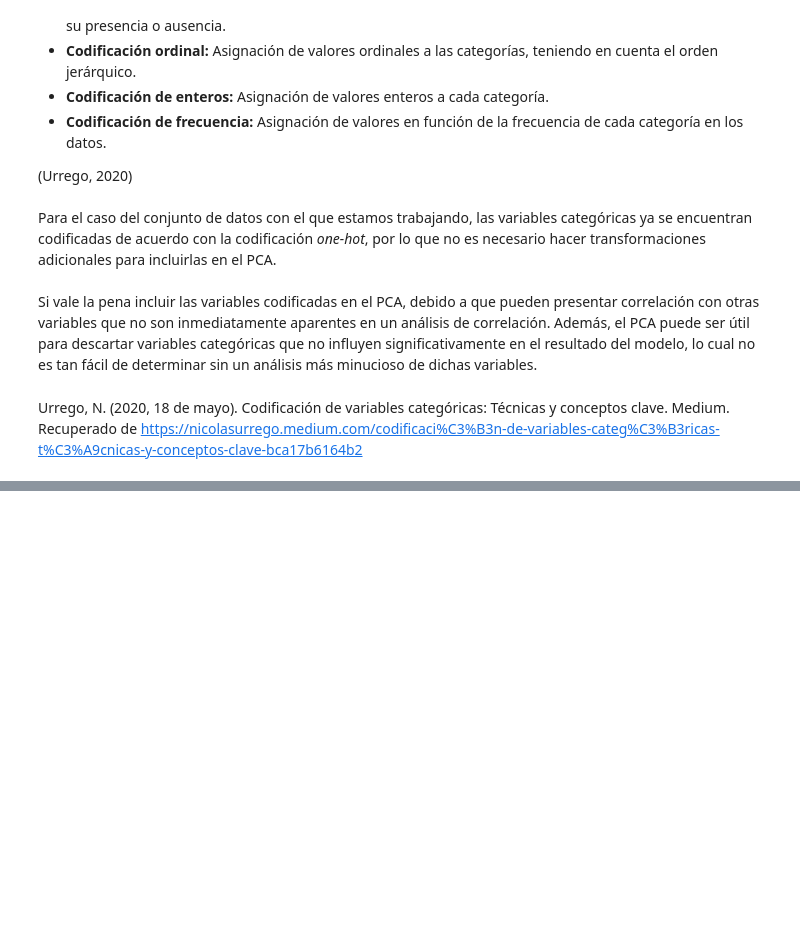
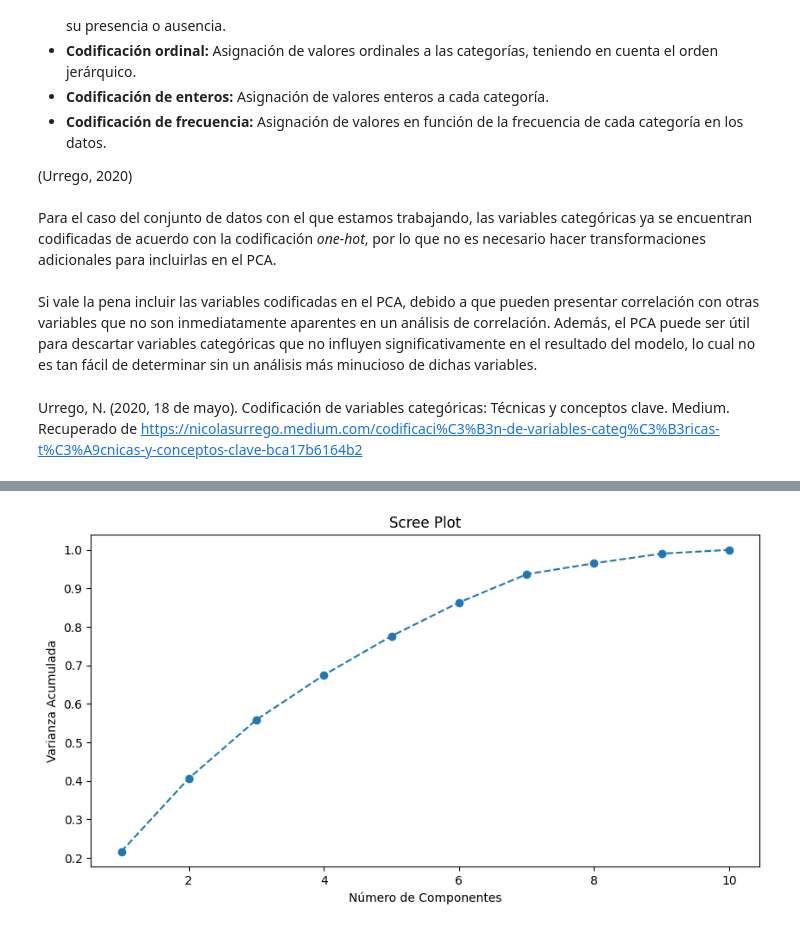
Before and after one commit to jazurdia/DS-lab01, a Jupyter notebook: lab01.ipynb, the cells around one changed output, grey strips where cells are left out. Saved outputs shown, nothing was run; the diff lists cells and outputs as text; code cells hidden in the pictures; blank space fills up the shorter version.

```diff
--- a/lab01.ipynb
+++ b/lab01.ipynb
@@ -406,0 +416,3 @@ Urrego, N. (2020, 18 de mayo). Codificación de variables categóricas: Técnica
+# %%
+df_cuant = df[variables_cuantitativas].copy()
+df_cuant
@@ -406,0 +433,4 @@ Urrego, N. (2020, 18 de mayo). Codificación de variables categóricas: Técnica
+# %%
+scaler = StandardScaler()
+df_cuant_scaled = scaler.fit_transform(df_cuant)
+df_cuant_scaled
@@ -406,0 +471,4 @@ Urrego, N. (2020, 18 de mayo). Codificación de variables categóricas: Técnica
+# %%
+pca = PCA(n_components=len(variables_cuantitativas))
+pca.fit(df_cuant_scaled)
+explained_variance = pca.explained_variance_ratio_
@@ -406,0 +486,10 @@ Urrego, N. (2020, 18 de mayo). Codificación de variables categóricas: Técnica
+# %%
+# graficar los resultados
+plt.figure(figsize=(10, 5))
+plt.plot(range(1, len(variables_cuantitativas) + 1), np.cumsum(explained_variance), marker='o', linestyle='--')
+plt.title('Scree Plot')
+plt.xlabel('Número de Componentes')
+plt.ylabel('Varianza Acumulada')
+plt.show()
+# %% [output]
+[figure, added]
```
Also changed, not shown: parts of 13 cells of this notebook, 1 other file.
